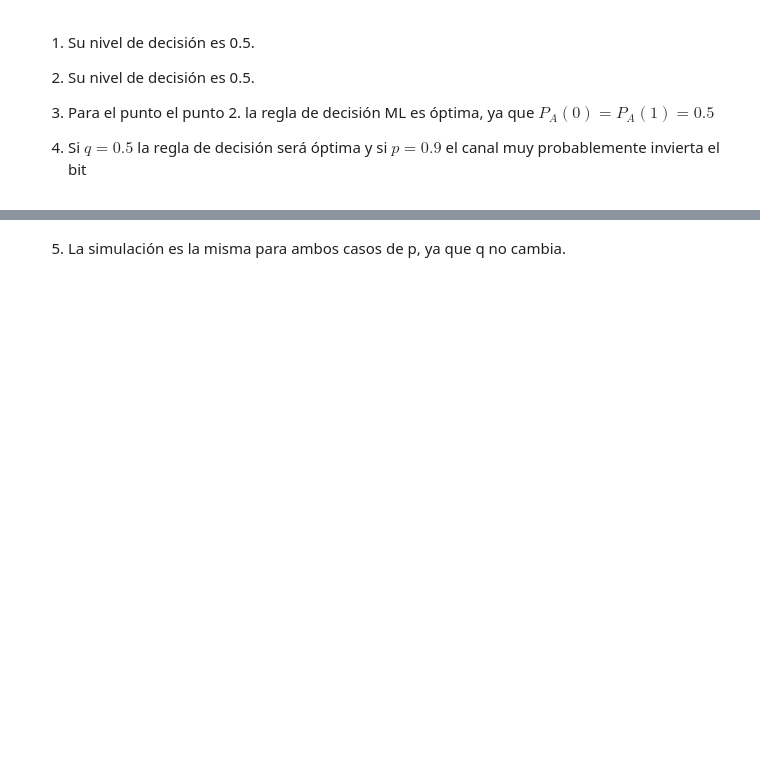
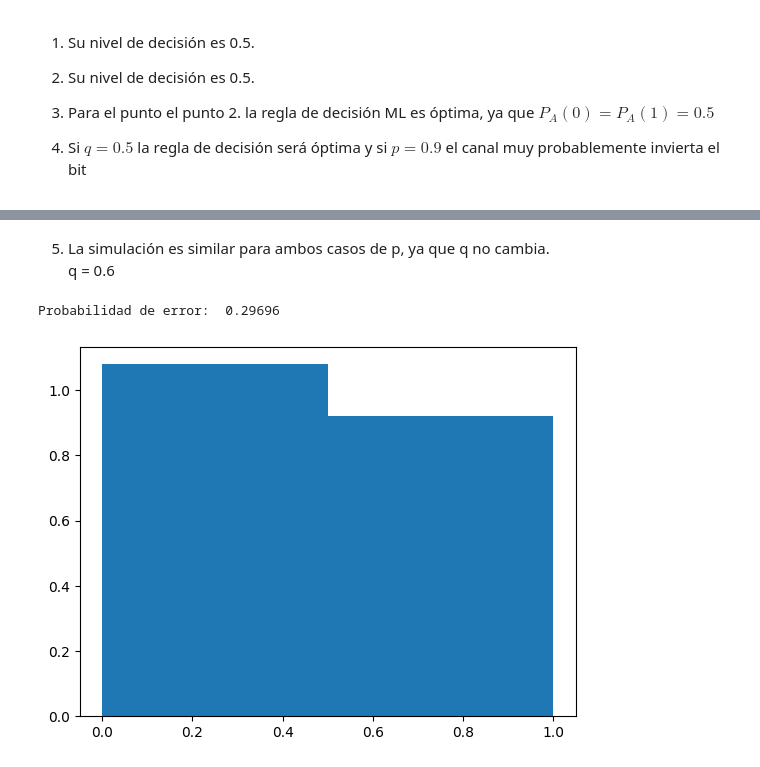
Before and after one commit to GastonFernandez00/Comunicaciones-Digitales, a Jupyter notebook: Codigo/Clase 3/Ejercicio_3.ipynb, the cells around one changed output, grey strips where cells are left out. Saved outputs shown, nothing was run; the diff lists cells and outputs as text; code cells hidden in the pictures; blank space fills up the shorter version.

Commit message:
Se cambiaron algunas cosas y se añadió la simulación montecarlo sobre el flip del bit

```diff
--- a/Codigo/Clase 3/Ejercicio_3.ipynb
+++ b/Codigo/Clase 3/Ejercicio_3.ipynb
@@ -84,2 +83,31 @@ plt.show()
 # %% [markdown]
-5. La simulación es la misma para ambos casos de p, ya que q no cambia.
+5. La simulación es similar para ambos casos de p, ya que q no cambia.\
+q = 0.6
+# %%
+intentos = 50000
+x = np.random.randint(1,101,intentos)
+H = [1 if x[n] > 60 else 0 for n in range(len(x))]
+
+def flip(numero,p = 30):
+    if(np.random.randint(1,101) <= p):
+        if(numero == 1):
+            return 0
+        else:
+            return 1
+    else:
+        return numero
+
+
+Y = [flip(H[n]) for n in range(len(H))]
+
+plt.hist(Y,bins=2,density = True)
+
+contador = 0
+for n in range(len(Y)):
+    if(Y[n] == H[n]):
+        contador += 1
+
+print("Probabilidad de error: ",1-(contador/intentos))
+# %% [output]
+Probabilidad de error:  0.29696
+[figure, added]
```
Also changed, not shown: parts of 4 cells of this notebook, 3 other files.
